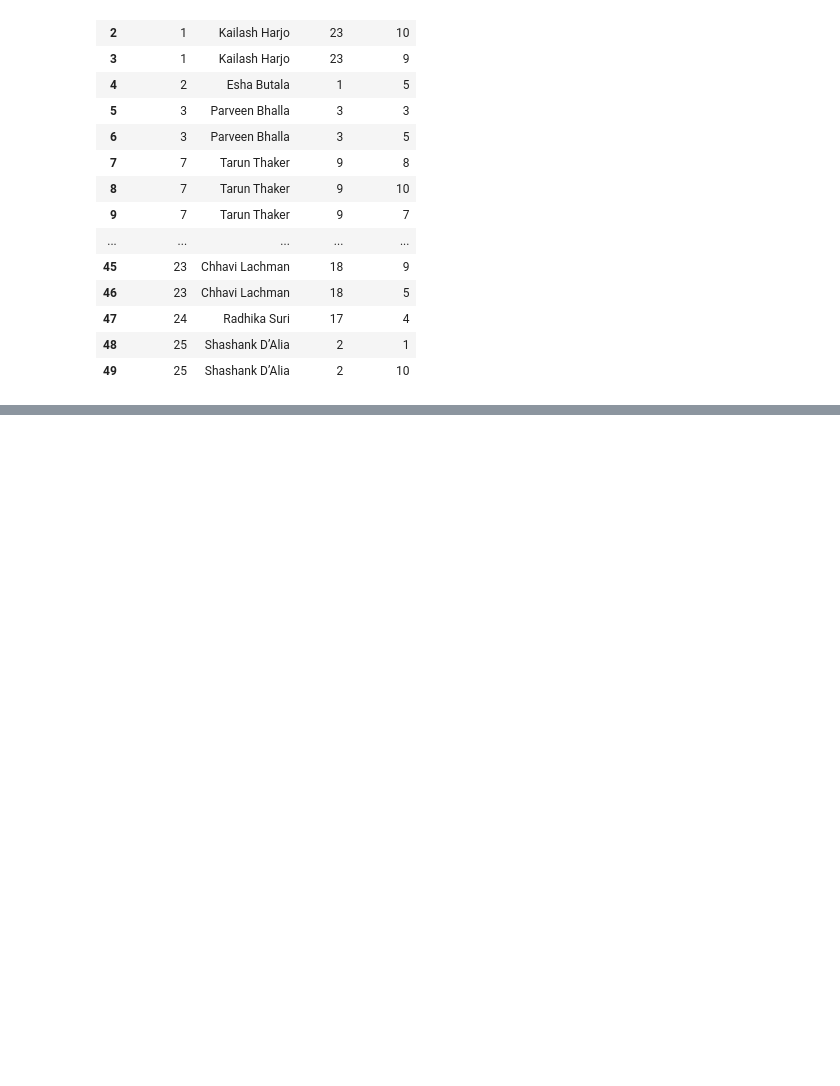
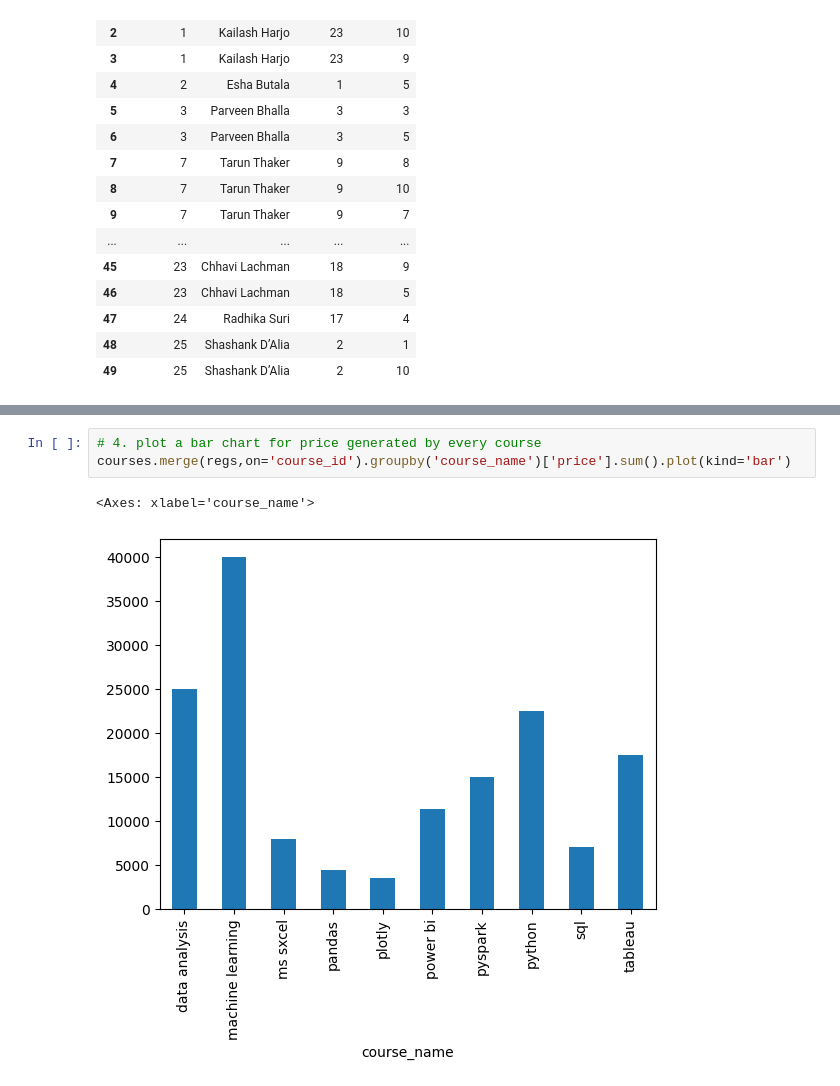
Before and after one commit to Amjad-Bin-Aslam/Data-Analysis-Portfolio, a Jupyter notebook: 05_Pandas/04_Pandas_Exercise.ipynb, the cells around one changed output, grey strips where cells are left out. Drawn from its saved outputs; the diff is of its cells as text; blank space fills up the shorter version.

```diff
--- a/05_Pandas/04_Pandas_Exercise.ipynb
+++ b/05_Pandas/04_Pandas_Exercise.ipynb
@@ -133,0 +236,6 @@ students.merge(regs,how='inner',on='student_id')
+# %%
+# 4. plot a bar chart for price generated by every course
+courses.merge(regs,on='course_id').groupby('course_name')['price'].sum().plot(kind='bar')
+# %% [output]
+<Axes: xlabel='course_name'>
+[figure, added]
```
Also changed, not shown: parts of 16 cells of this notebook.
